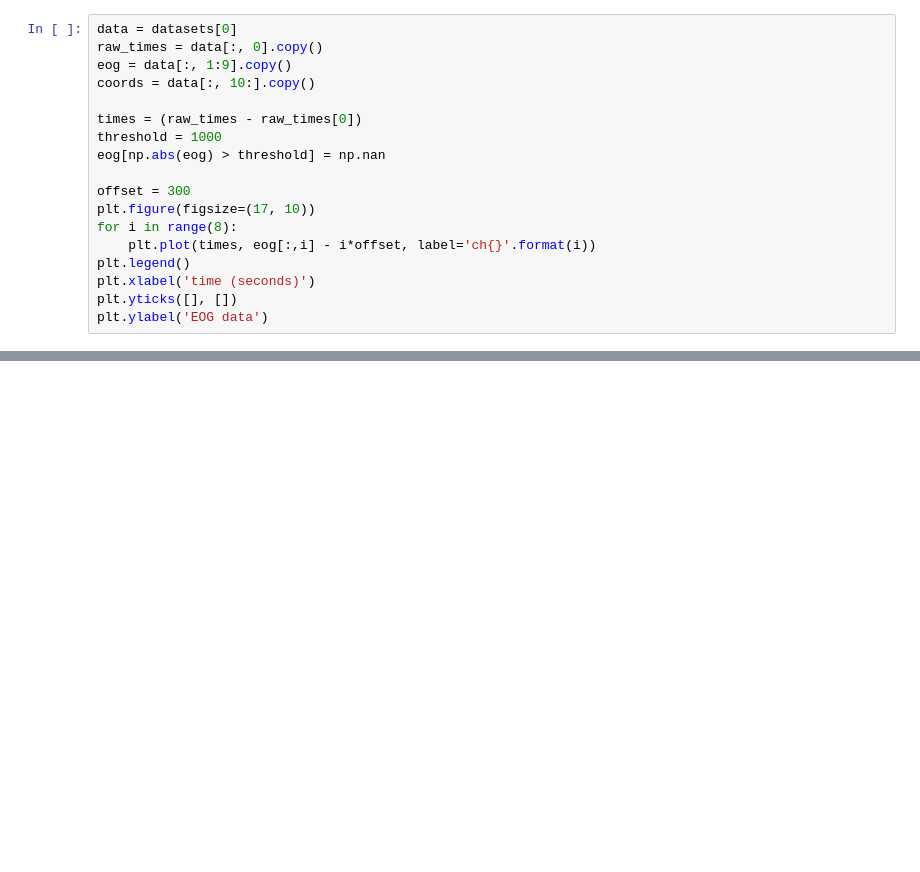
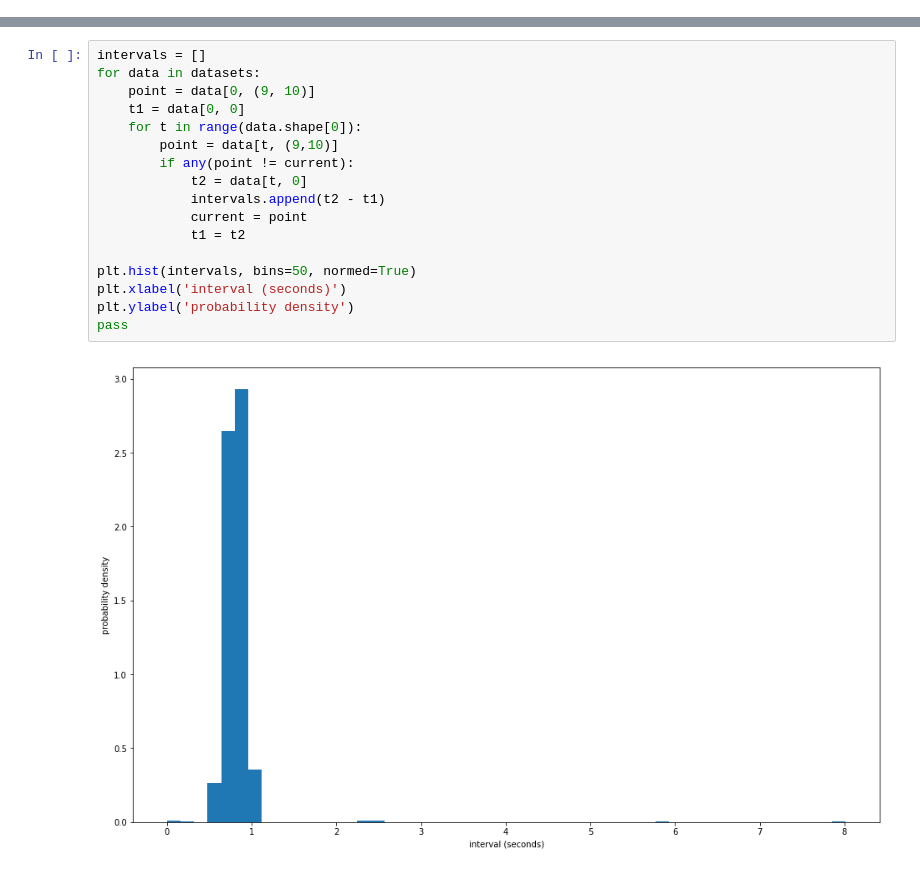
Before and after one commit to jleugeri/traumschreiber_EOG, a Jupyter notebook: patrick/data_analysis.ipynb, the cells around one changed output, grey strips where cells are left out. Cells and saved outputs as stored; diff of their text form; blank space fills up the shorter version.

```diff
--- a/patrick/data_analysis.ipynb
+++ b/patrick/data_analysis.ipynb
@@ -51,18 +132,0 @@ Let's  have a look at the data from the first run
-# %%
-data = datasets[0]
-raw_times = data[:, 0].copy()
-eog = data[:, 1:9].copy()
-coords = data[:, 10:].copy()
-
-times = (raw_times - raw_times[0])
-threshold = 1000
-eog[np.abs(eog) > threshold] = np.nan
-
-offset = 300
-plt.figure(figsize=(17, 10))
-for i in range(8):
-    plt.plot(times, eog[:,i] - i*offset, label='ch{}'.format(i))
-plt.legend()
-plt.xlabel('time (seconds)')
-plt.yticks([], [])
-plt.ylabel('EOG data')
@@ -71,0 +136,19 @@ plt.ylabel('EOG data')
+# %%
+intervals = []
+for data in datasets:
+    point = data[0, (9, 10)]
+    t1 = data[0, 0]
+    for t in range(data.shape[0]):
+        point = data[t, (9,10)]
+        if any(point != current):
+            t2 = data[t, 0]
+            intervals.append(t2 - t1)
+            current = point
+            t1 = t2
+
+plt.hist(intervals, bins=50, normed=True)
+plt.xlabel('interval (seconds)')
+plt.ylabel('probability density')
+pass
+# %% [output]
+[figure, added]
```
Also changed, not shown: parts of 21 cells of this notebook.
